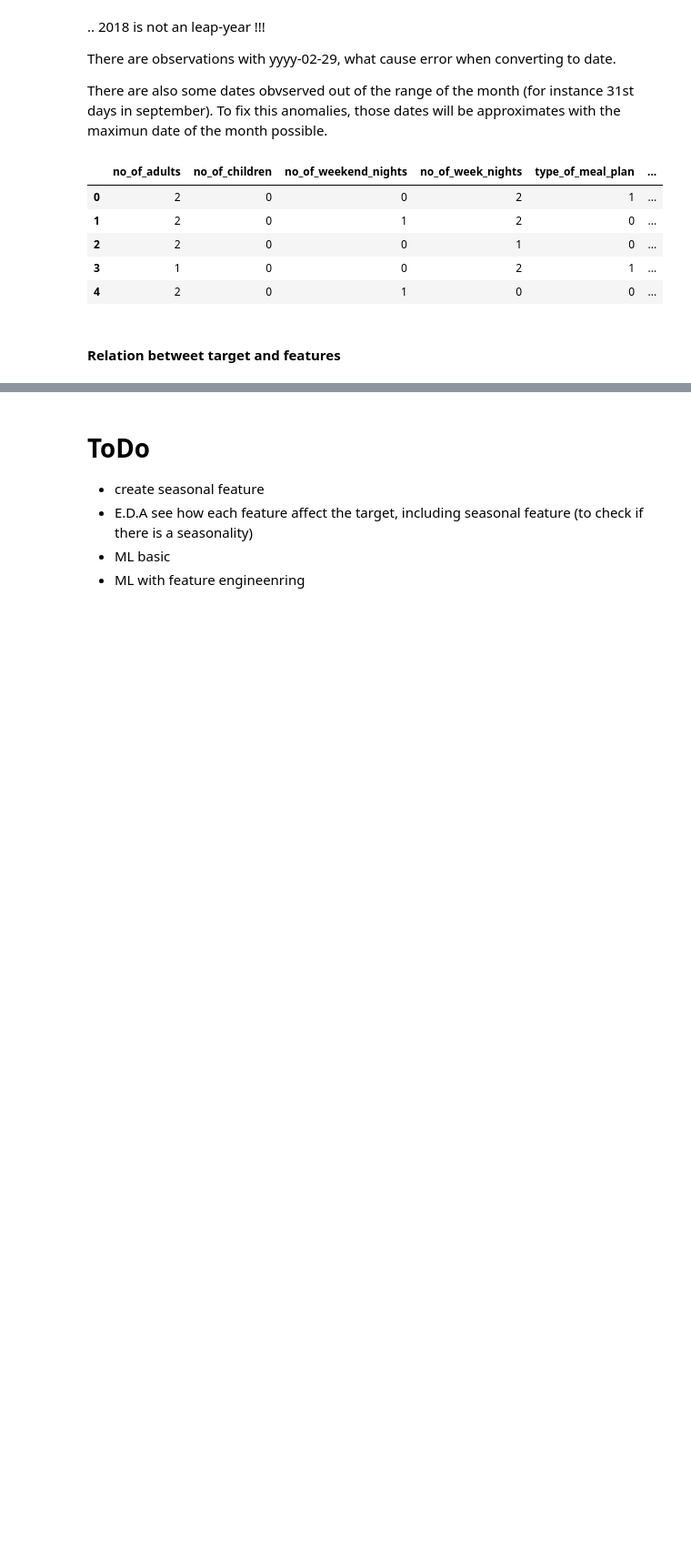
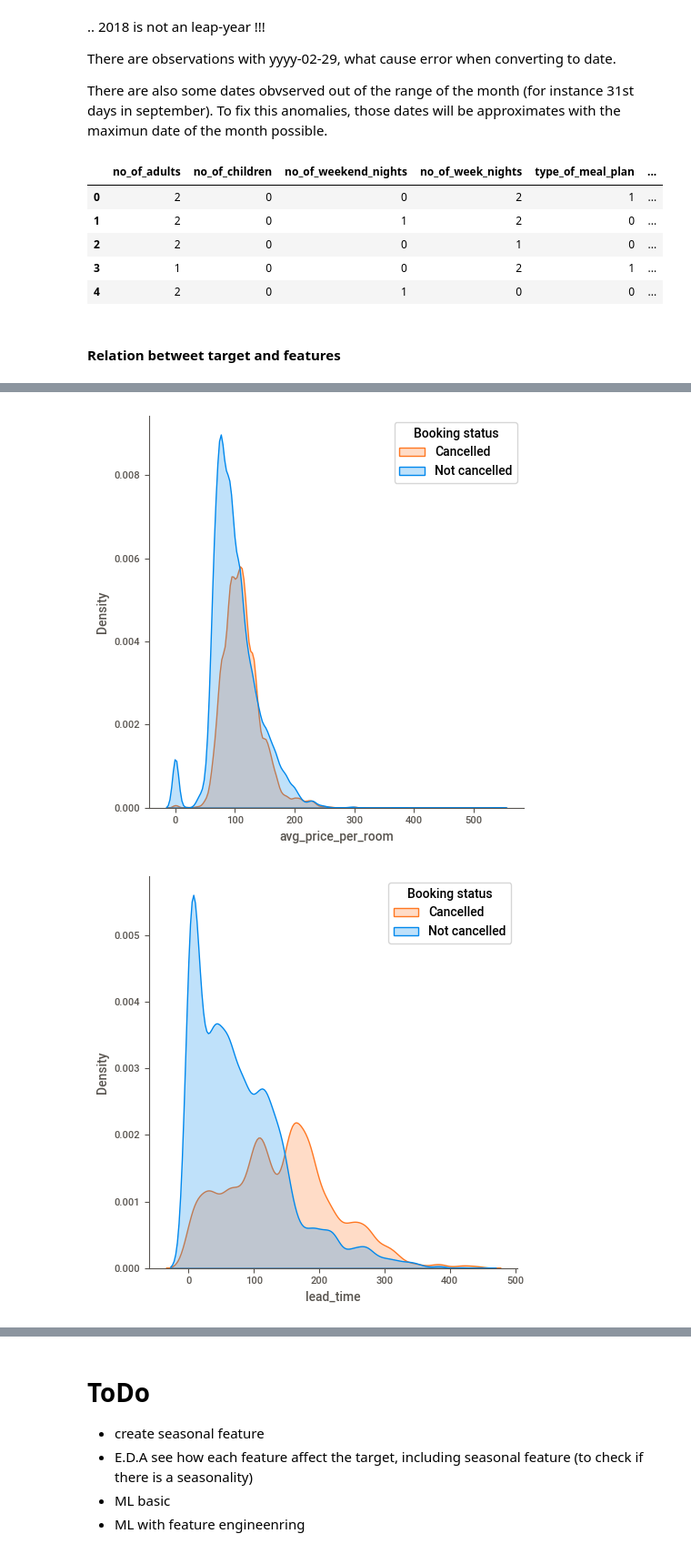
Before and after one commit to javierliro/booking_cancellations, a Jupyter notebook: booking_cancellations.ipynb, the cells around one changed output, grey strips where cells are left out. Shown at 91% size. Cells and saved outputs as stored; diff of their text form; code cells hidden in the pictures; blank space fills up the shorter version.

```diff
--- a/booking_cancellations.ipynb
+++ b/booking_cancellations.ipynb
@@ -161,0 +201,7 @@ train.head()
+# %%
+for i in numerical_continous: # numerical continous features
+    sns.displot(data=train,x=i,hue='booking_status',legend=False,fill=True,kind='kde');
+    plt.legend(title='Booking status', labels=['Cancelled', 'Not cancelled'])
+# %% [output]
+[figure, added]
+[figure, added]
```
Also changed, not shown: parts of 15 cells of this notebook.
